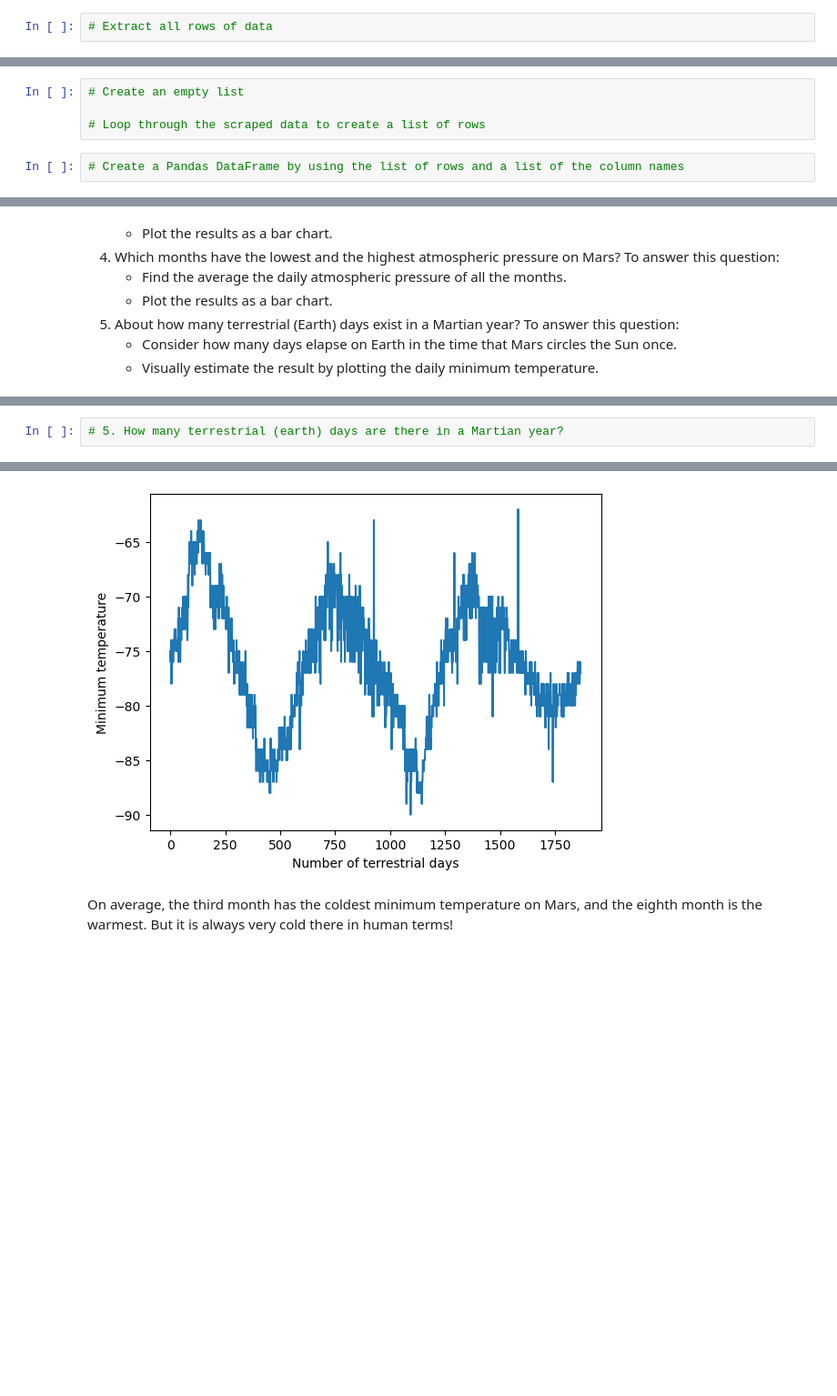
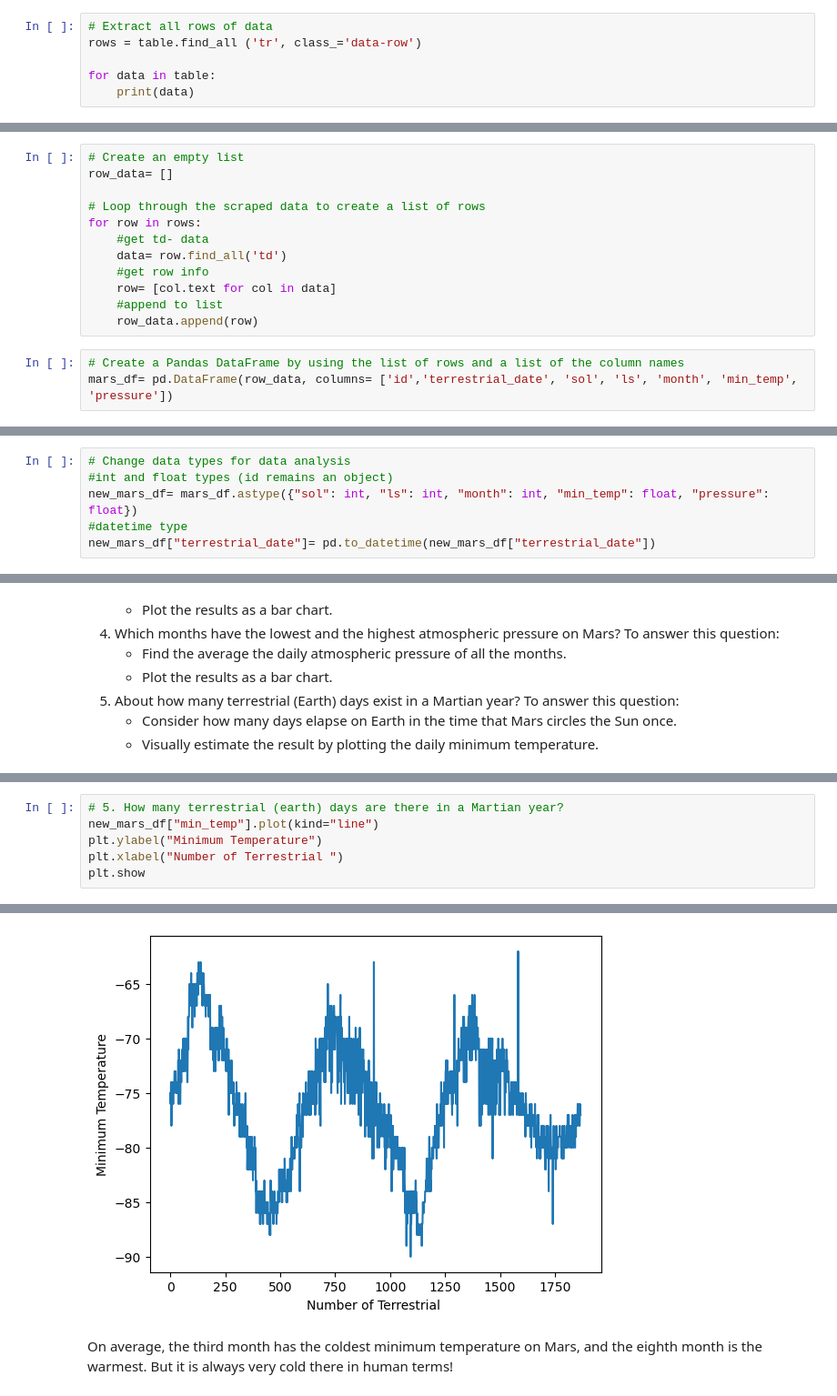
Before and after one commit to bsabar/scrape-analyze, a Jupyter notebook: part_2_mars_weather.ipynb, the cells around one changed output, grey strips where cells are left out. Shown at 91% size. Cells and saved outputs as stored; diff of their text form; blank space fills up the shorter version.

```diff
--- a/part_2_mars_weather.ipynb
+++ b/part_2_mars_weather.ipynb
@@ -35,2 +40,6 @@ Note that this can also be achieved by using the Pandas `read_html` function. Ho
 # %%
 # Extract all rows of data
+rows = table.find_all ('tr', class_='data-row')
+
+for data in table:
+    print(data)
@@ -48,9 +75,18 @@ Assemble the scraped data into a Pandas DataFrame. The columns should have the s
 * `pressure`: The atmospheric pressure at Curiosity's location
 # %%
 # Create an empty list
+row_data= []
 
 # Loop through the scraped data to create a list of rows
+for row in rows:
+    #get td- data
+    data= row.find_all('td')
+    #get row info
+    row= [col.text for col in data]
+    #append to list
+    row_data.append(row)
 # %%
 # Create a Pandas DataFrame by using the list of rows and a list of the column names
+mars_df= pd.DataFrame(row_data, columns= ['id','terrestrial_date', 'sol', 'ls', 'month', 'min_temp', 'pressure'])
 # %%
 # Confirm DataFrame was created successfully
@@ -83,2 +119,8 @@ dtype: object
+# %%
+# Change data types for data analysis
+#int and float types (id remains an object)
+new_mars_df= mars_df.astype({"sol": int, "ls": int, "month": int, "min_temp": float, "pressure": float})
+#datetime type
+new_mars_df["terrestrial_date"]= pd.to_datetime(new_mars_df["terrestrial_date"])
 # %%
 # Confirm type changes were successful by examining data types again
@@ -176,3 +246,7 @@ Name: pressure, dtype: float64
 # %%
 # 5. How many terrestrial (earth) days are there in a Martian year?
+new_mars_df["min_temp"].plot(kind="line")
+plt.ylabel("Minimum Temperature")
+plt.xlabel("Number of Terrestrial ")
+plt.show
 # %% [output]
@@ -179,4 +254,4 @@ Name: pressure, dtype: float64
-[figure, old version]
+[figure, new version]
 # %% [markdown]
 On average, the third month has the coldest minimum temperature on Mars, and the eighth month is the warmest. But it is always very cold there in human terms!
 # %% [markdown]
```
Also changed, not shown: parts of 21 cells of this notebook, 2 other files.
